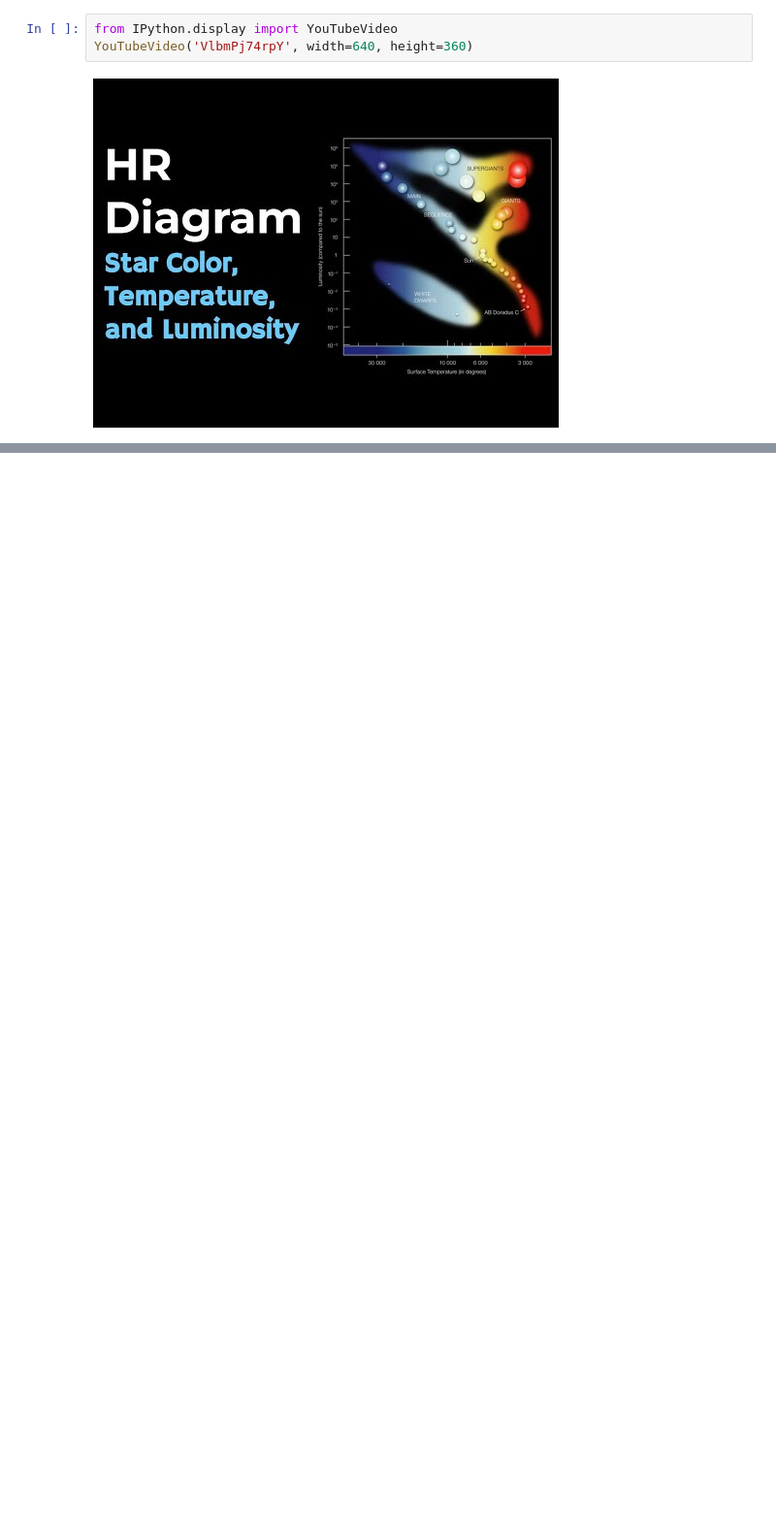
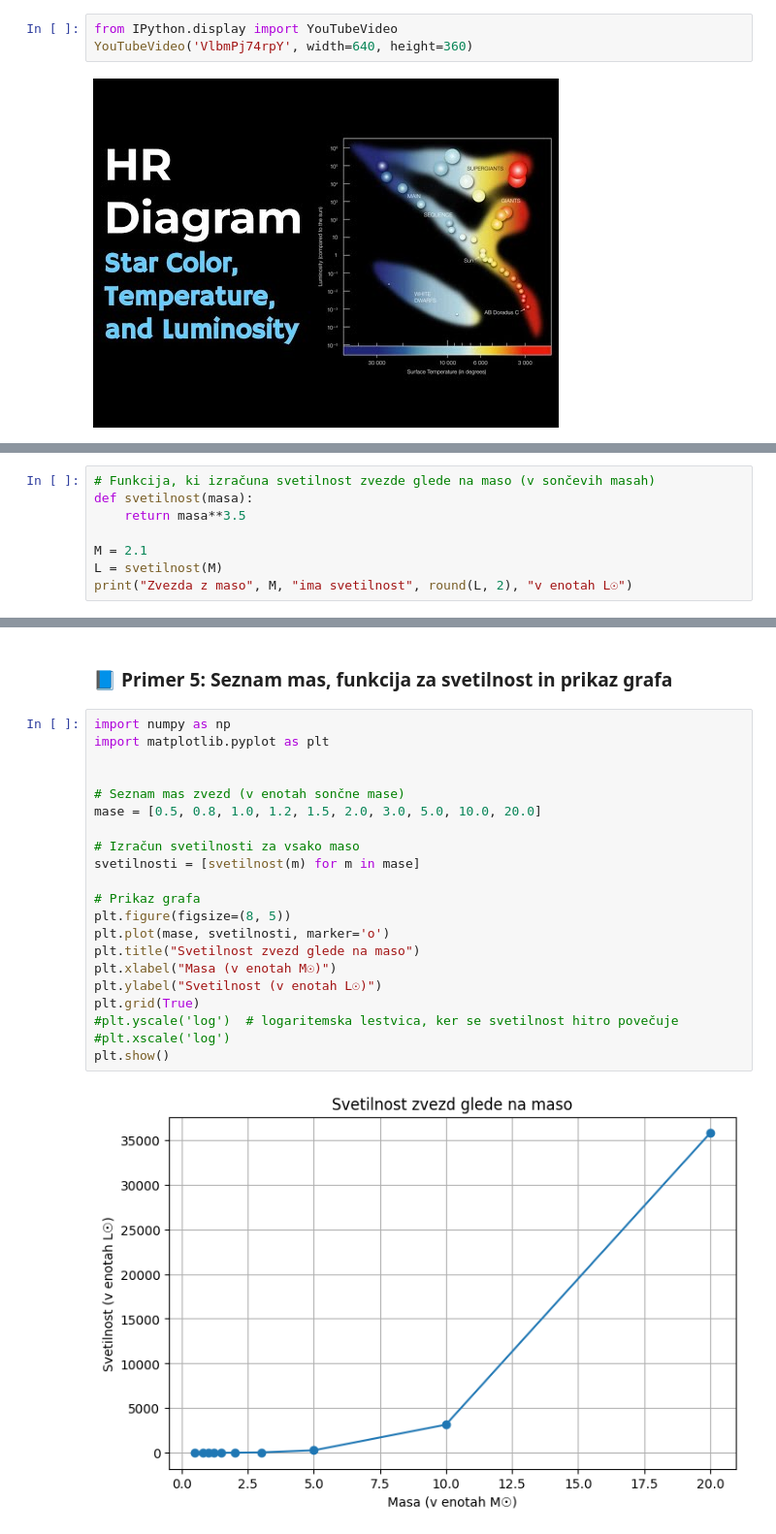
Before and after one commit to ReneMarkovic/colab_notebooks, a Jupyter notebook: Didaktika_astronomije.ipynb, the cells around one changed output, grey strips where cells are left out. Shown at 97% size. Drawn from its saved outputs; the diff is of its cells as text; blank space fills up the shorter version.

```diff
--- a/Didaktika_astronomije.ipynb
+++ b/Didaktika_astronomije.ipynb
@@ -39,0 +67,8 @@ YouTubeVideo('VlbmPj74rpY', width=640, height=360)
+# %%
+# Funkcija, ki izračuna svetilnost zvezde glede na maso (v sončevih masah)
+def svetilnost(masa):
+    return masa**3.5
+
+M = 2.1
+L = svetilnost(M)
+print("Zvezda z maso", M, "ima svetilnost", round(L, 2), "v enotah L☉")
@@ -39,0 +90,25 @@ YouTubeVideo('VlbmPj74rpY', width=640, height=360)
+# %% [markdown]
+### 📘 Primer 5: Seznam mas, funkcija za svetilnost in prikaz grafa
+# %%
+import numpy as np
+import matplotlib.pyplot as plt
+
+
+# Seznam mas zvezd (v enotah sončne mase)
+mase = [0.5, 0.8, 1.0, 1.2, 1.5, 2.0, 3.0, 5.0, 10.0, 20.0]
+
+# Izračun svetilnosti za vsako maso
+svetilnosti = [svetilnost(m) for m in mase]
+
+# Prikaz grafa
+plt.figure(figsize=(8, 5))
+plt.plot(mase, svetilnosti, marker='o')
+plt.title("Svetilnost zvezd glede na maso")
+plt.xlabel("Masa (v enotah M☉)")
+plt.ylabel("Svetilnost (v enotah L☉)")
+plt.grid(True)
+#plt.yscale('log')  # logaritemska lestvica, ker se svetilnost hitro povečuje
+#plt.xscale('log')
+plt.show()
+# %% [output]
+[figure, added]
```
Also changed, not shown: parts of 19 cells of this notebook.
